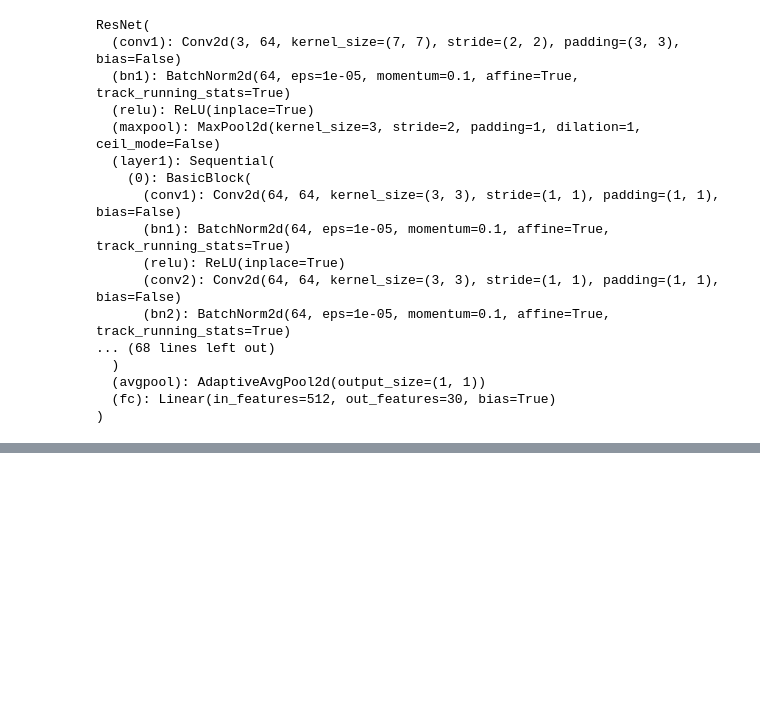
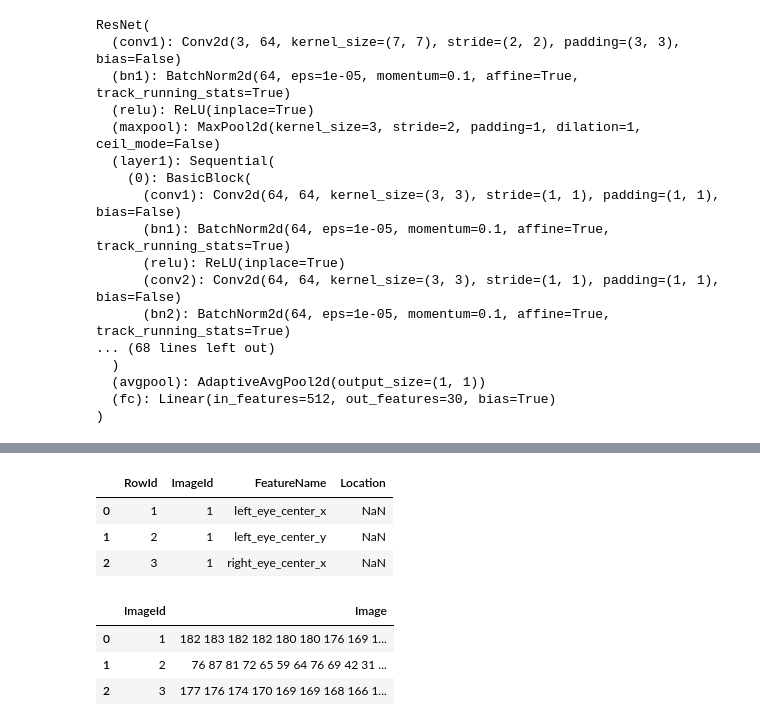
Before and after one commit to KunWang0129/CNN_Facial_Detection, a Jupyter notebook: Facial_Features.ipynb, the cells around one changed output, grey strips where cells are left out. Saved outputs shown, nothing was run; the diff lists cells and outputs as text; code cells hidden in the pictures; blank space fills up the shorter version.

```diff
--- a/Facial_Features.ipynb
+++ b/Facial_Features.ipynb
@@ -818,0 +823,15 @@ for idx in val_images_idxs:
+# %%
+#Submission
+id_lookup_data.head(3)
+# %% [output]
+|  | RowId | ImageId | FeatureName | Location |
+| 0 | 1 | 1 | left_eye_center_x | NaN |
+| 1 | 2 | 1 | left_eye_center_y | NaN |
+| 2 | 3 | 1 | right_eye_center_x | NaN |
+# %%
+test_data.head(3)
+# %% [output]
+|  | ImageId | Image |
+| 0 | 1 | 182 183 182 182 180 180 176 169 1... |
+| 1 | 2 | 76 87 81 72 65 59 64 76 69 42 31 ... |
+| 2 | 3 | 177 176 174 170 169 169 168 166 1... |
```
Also changed, not shown: parts of 16 cells of this notebook, 1 other file.
